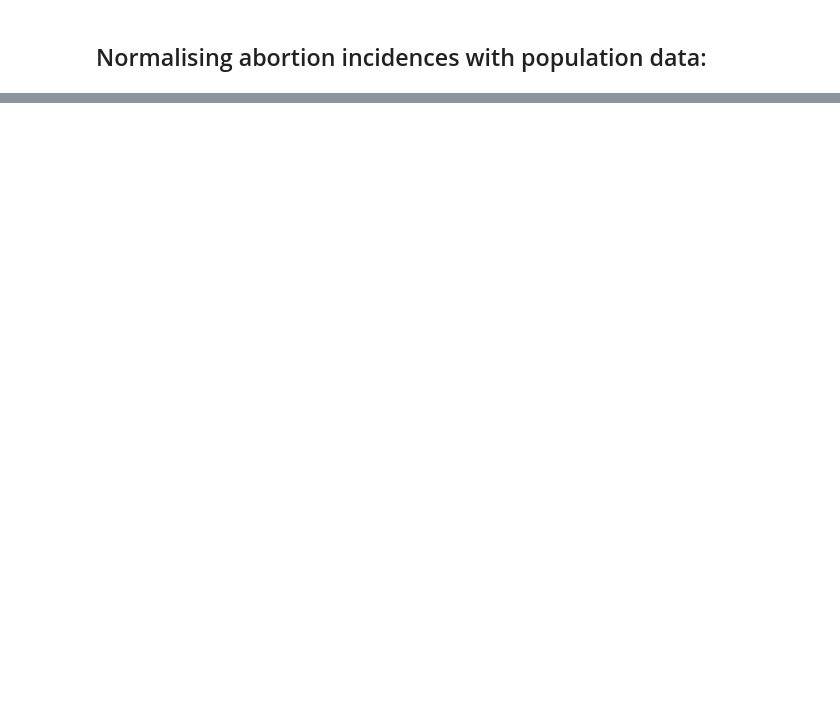
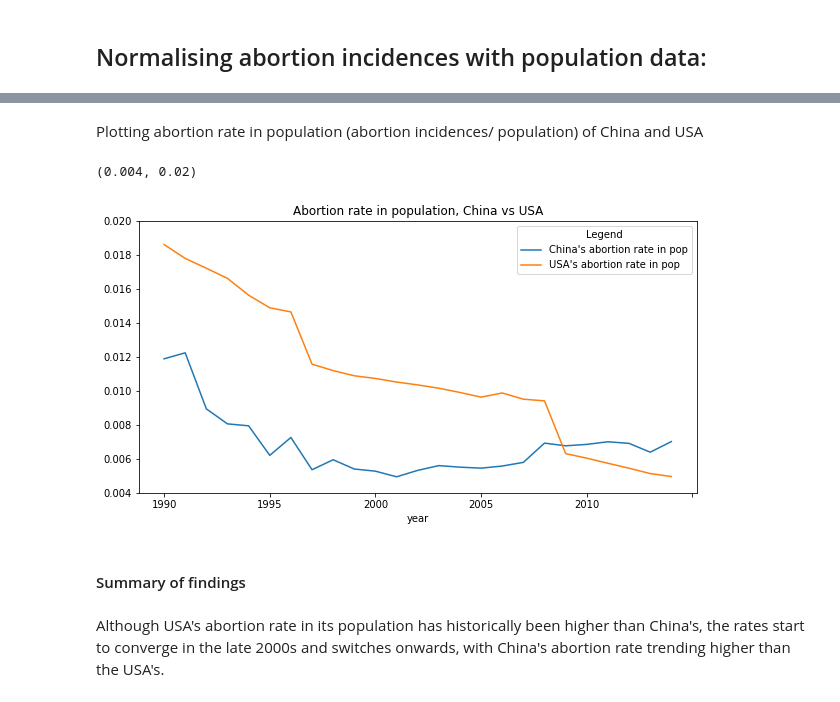
Before and after one commit to evo3000/data_project, a Jupyter notebook: data_project_abortion_incidence.ipynb, the cells around one changed output, grey strips where cells are left out. Drawn from its saved outputs; the diff is of its cells as text; code cells hidden in the pictures; blank space fills up the shorter version.

```diff
--- a/data_project_abortion_incidence.ipynb
+++ b/data_project_abortion_incidence.ipynb
@@ -363,0 +378,23 @@ Text(0.5, 1.0, 'Abortion Incidences in China normalised with population')
+# %% [markdown]
+Plotting abortion rate in population (abortion incidences/ population) of China and USA
+# %%
+fig, ax = plt.subplots()
+
+df_china_abortion = df[df.country == "China"].groupby("yearstart").sum().numberofabortions.reset_index().iloc[:-4 , :]
+df_china_pop["normalised_abortions"] = df_china_abortion["numberofabortions"].div(df_china_pop["pop"])
+df_china_pop.plot(x='year',y='normalised_abortions',ax = ax)
+
+df_usa_abortion = df[df.country == "United States of America"].groupby("yearstart").sum().numberofabortions.reset_index().iloc[:-3 , :]
+df_usa_pop["normalised_abortions"] = df_usa_abortion["numberofabortions"].div(df_usa_pop["pop2"])
+df_usa_pop.plot(x='year',y='normalised_abortions', ax = ax)
+
+plt.title("Abortion rate in population, China vs USA")
+plt.legend(["China's abortion rate in pop", "USA's abortion rate in pop"], title="Legend", bbox_to_anchor=(1, 1))
+plt.ylim([0.004, 0.020])
+# %% [output]
+(0.004, 0.02)
+[figure, added]
+# %% [markdown]
+#### Summary of findings
+# %% [markdown]
+Although USA's abortion rate in its population has historically been higher than China's, the rates start to converge in the late 2000s and switches onwards, with China's abortion rate trending higher than the USA's.
```
Also changed, not shown: parts of 7 cells of this notebook.
